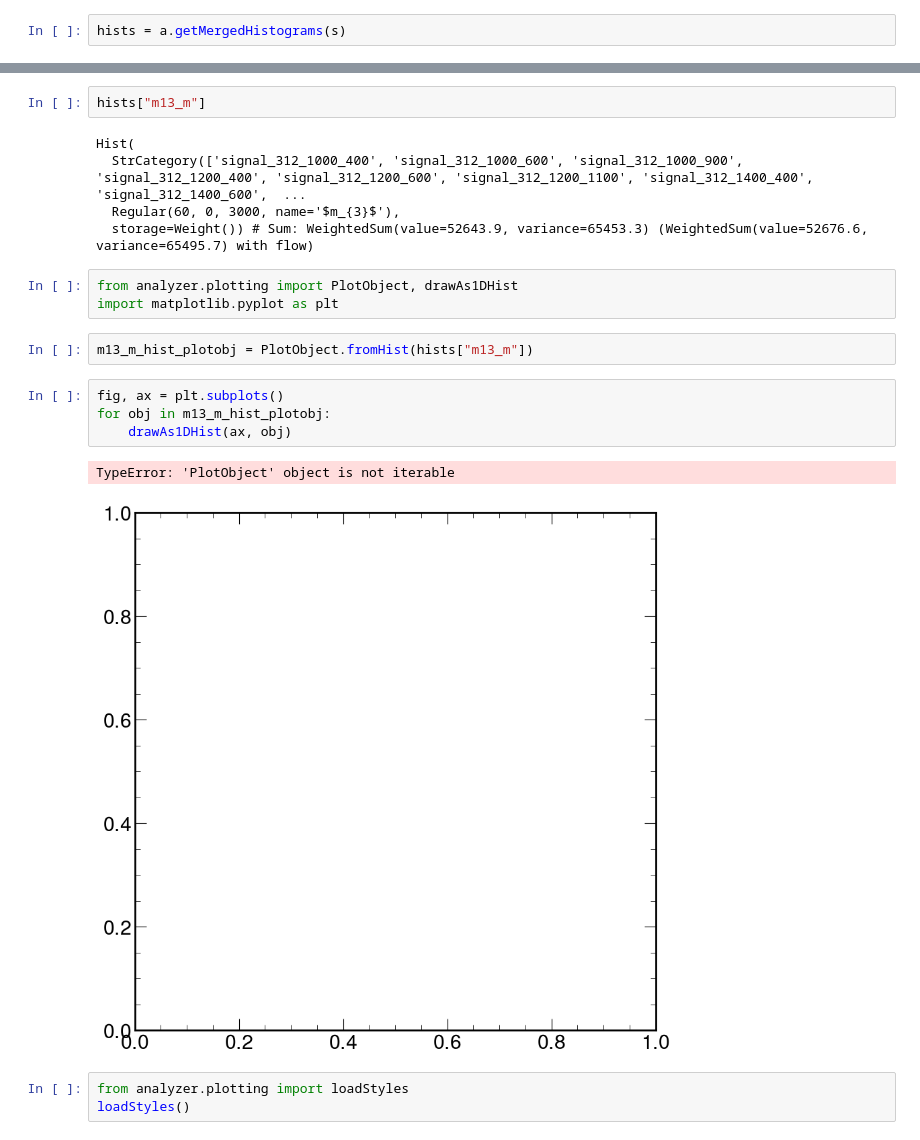
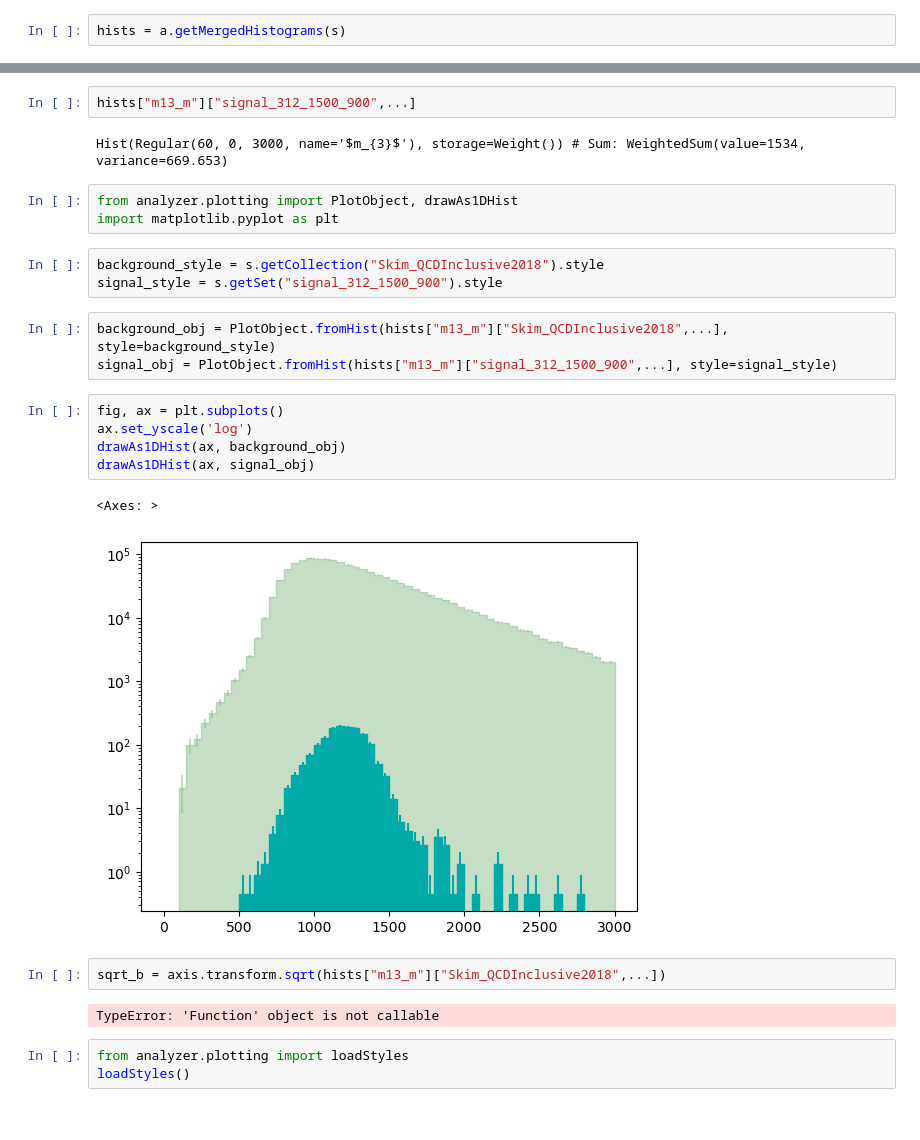
Before and after one commit to UMN-CMS/SingleStopCoffea, a Jupyter notebook: analyzer_test.ipynb, the cells around one changed output, grey strips where cells are left out. Drawn from its saved outputs; the diff is of its cells as text.

```diff
--- a/analyzer_test.ipynb
+++ b/analyzer_test.ipynb
@@ -25,22 +56,28 @@ from hist import Hist
 # %%
-hists["m13_m"]
+hists["m13_m"]["signal_312_1500_900",...]
 # %% [output]
-Hist(
-  StrCategory(['signal_312_1000_400', 'signal_312_1000_600', 'signal_312_1000_900', 'signal_312_1200_400', 'signal_312_1200_600', 'signal_312_1200_1100', 'signal_312_1400_400', 'signal_312_1400_600',  ...
-  Regular(60, 0, 3000, name='$m_{3}$'),
-  storage=Weight()) # Sum: WeightedSum(value=52643.9, variance=65453.3) (WeightedSum(value=52676.6, variance=65495.7) with flow)
+Hist(Regular(60, 0, 3000, name='$m_{3}$'), storage=Weight()) # Sum: WeightedSum(value=1534, variance=669.653)
 # %%
 from analyzer.plotting import PlotObject, drawAs1DHist
 import matplotlib.pyplot as plt
-# %%
-m13_m_hist_plotobj = PlotObject.fromHist(hists["m13_m"])
+# %%
+background_style = s.getCollection("Skim_QCDInclusive2018").style
+signal_style = s.getSet("signal_312_1500_900").style
+# %%
+background_obj = PlotObject.fromHist(hists["m13_m"]["Skim_QCDInclusive2018",...], style=background_style)
+signal_obj = PlotObject.fromHist(hists["m13_m"]["signal_312_1500_900",...], style=signal_style)
 # %%
 fig, ax = plt.subplots()
-for obj in m13_m_hist_plotobj:
-    drawAs1DHist(ax, obj)
+ax.set_yscale('log')
+drawAs1DHist(ax, background_obj)
+drawAs1DHist(ax, signal_obj)
 # %% [output]
-TypeError: 'PlotObject' object is not iterable
+<Axes: >
-[figure, old version]
+[figure, new version]
+# %%
+sqrt_b = axis.transform.sqrt(hists["m13_m"]["Skim_QCDInclusive2018",...])
+# %% [output]
+TypeError: 'Function' object is not callable
 # %%
 from analyzer.plotting import loadStyles
 loadStyles()
```
Also changed, not shown: parts of 7 cells of this notebook.
